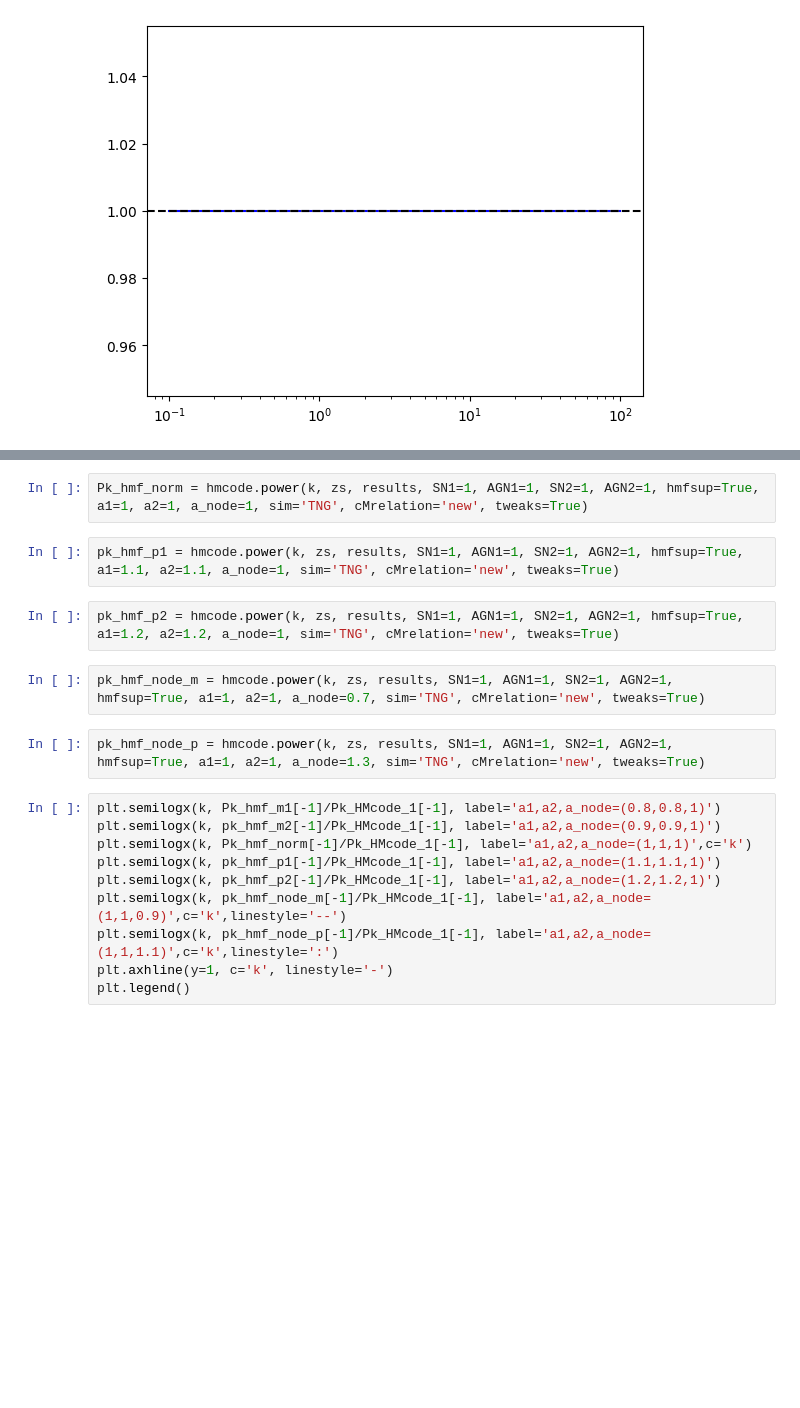
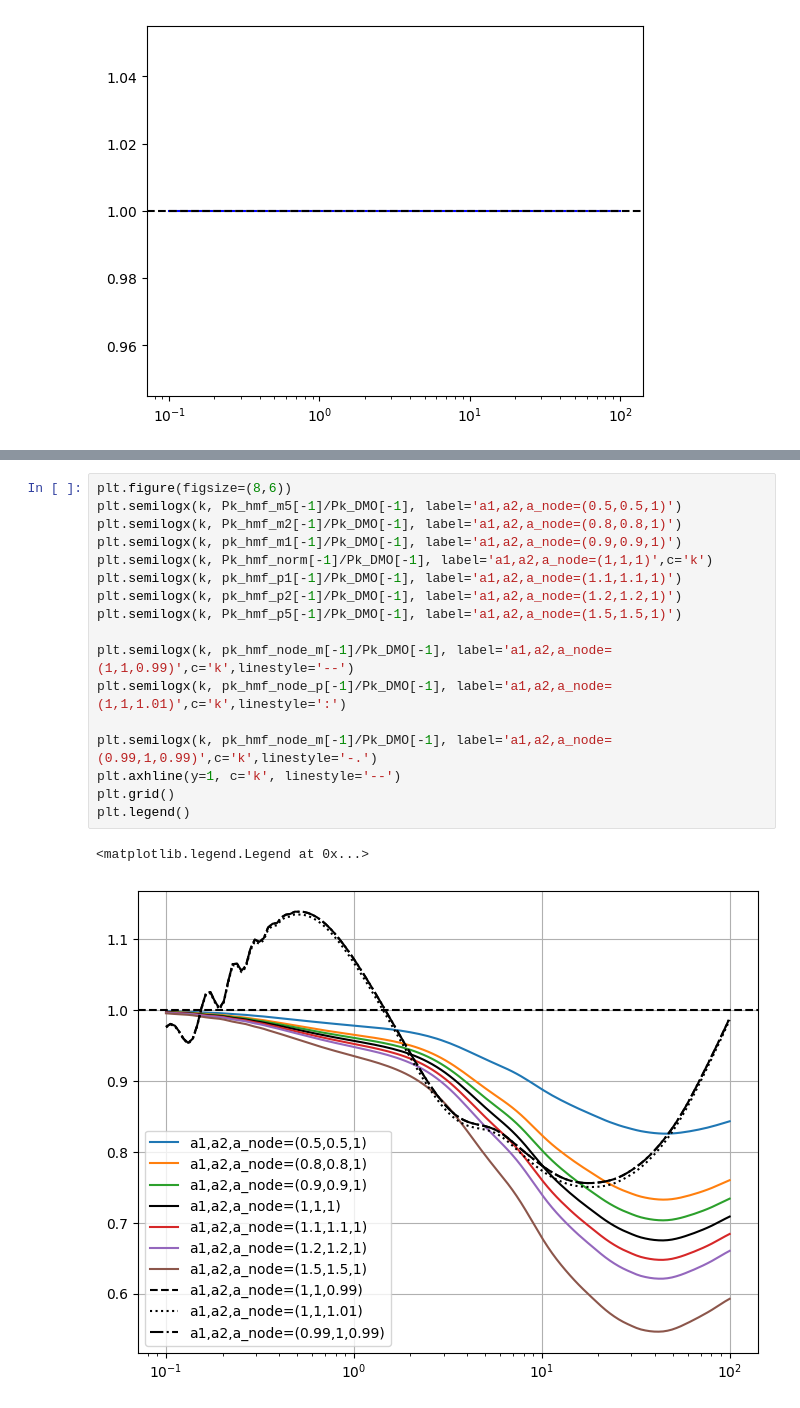
Before and after one commit to mynamesnoname/HMcode-python, a Jupyter notebook: z_test.ipynb, the cells around one changed output, grey strips where cells are left out. Saved outputs shown, nothing was run; the diff lists cells and outputs as text; blank space fills up the shorter version.

Commit message:
modified:   .gitignore 	modified:   hmcode/cmnew/c_m_correct.py 	modified:   hmcode/hmcode.py 	modified:   z_test.ipynb

```diff
--- a/z_test.ipynb
+++ b/z_test.ipynb
@@ -128,20 +143,20 @@ pk_hmf_m2 = hmcode.power(k, zs, results, SN1=1, AGN1=1, SN2=1, AGN2=1, hmfsup=Tr
-# %%
-Pk_hmf_norm = hmcode.power(k, zs, results, SN1=1, AGN1=1, SN2=1, AGN2=1, hmfsup=True, a1=1, a2=1, a_node=1, sim='TNG', cMrelation='new', tweaks=True)
-# %%
-pk_hmf_p1 = hmcode.power(k, zs, results, SN1=1, AGN1=1, SN2=1, AGN2=1, hmfsup=True, a1=1.1, a2=1.1, a_node=1, sim='TNG', cMrelation='new', tweaks=True)
-# %%
-pk_hmf_p2 = hmcode.power(k, zs, results, SN1=1, AGN1=1, SN2=1, AGN2=1, hmfsup=True, a1=1.2, a2=1.2, a_node=1, sim='TNG', cMrelation='new', tweaks=True)
-# %%
-pk_hmf_node_m = hmcode.power(k, zs, results, SN1=1, AGN1=1, SN2=1, AGN2=1, hmfsup=True, a1=1, a2=1, a_node=0.7, sim='TNG', cMrelation='new', tweaks=True)
-# %%
-pk_hmf_node_p = hmcode.power(k, zs, results, SN1=1, AGN1=1, SN2=1, AGN2=1, hmfsup=True, a1=1, a2=1, a_node=1.3, sim='TNG', cMrelation='new', tweaks=True)
 # %%
-plt.semilogx(k, Pk_hmf_m1[-1]/Pk_HMcode_1[-1], label='a1,a2,a_node=(0.8,0.8,1)')
-plt.semilogx(k, pk_hmf_m2[-1]/Pk_HMcode_1[-1], label='a1,a2,a_node=(0.9,0.9,1)')
-plt.semilogx(k, Pk_hmf_norm[-1]/Pk_HMcode_1[-1], label='a1,a2,a_node=(1,1,1)',c='k')
-plt.semilogx(k, pk_hmf_p1[-1]/Pk_HMcode_1[-1], label='a1,a2,a_node=(1.1,1.1,1)')
-plt.semilogx(k, pk_hmf_p2[-1]/Pk_HMcode_1[-1], label='a1,a2,a_node=(1.2,1.2,1)')
-plt.semilogx(k, pk_hmf_node_m[-1]/Pk_HMcode_1[-1], label='a1,a2,a_node=(1,1,0.9)',c='k',linestyle='--')
-plt.semilogx(k, pk_hmf_node_p[-1]/Pk_HMcode_1[-1], label='a1,a2,a_node=(1,1,1.1)',c='k',linestyle=':')
-plt.axhline(y=1, c='k', linestyle='-')
+plt.figure(figsize=(8,6))
+plt.semilogx(k, Pk_hmf_m5[-1]/Pk_DMO[-1], label='a1,a2,a_node=(0.5,0.5,1)')
+plt.semilogx(k, Pk_hmf_m2[-1]/Pk_DMO[-1], label='a1,a2,a_node=(0.8,0.8,1)')
+plt.semilogx(k, pk_hmf_m1[-1]/Pk_DMO[-1], label='a1,a2,a_node=(0.9,0.9,1)')
+plt.semilogx(k, Pk_hmf_norm[-1]/Pk_DMO[-1], label='a1,a2,a_node=(1,1,1)',c='k')
+plt.semilogx(k, pk_hmf_p1[-1]/Pk_DMO[-1], label='a1,a2,a_node=(1.1,1.1,1)')
+plt.semilogx(k, pk_hmf_p2[-1]/Pk_DMO[-1], label='a1,a2,a_node=(1.2,1.2,1)')
+plt.semilogx(k, Pk_hmf_p5[-1]/Pk_DMO[-1], label='a1,a2,a_node=(1.5,1.5,1)')
+
+plt.semilogx(k, pk_hmf_node_m[-1]/Pk_DMO[-1], label='a1,a2,a_node=(1,1,0.99)',c='k',linestyle='--')
+plt.semilogx(k, pk_hmf_node_p[-1]/Pk_DMO[-1], label='a1,a2,a_node=(1,1,1.01)',c='k',linestyle=':')
+
+plt.semilogx(k, pk_hmf_node_m[-1]/Pk_DMO[-1], label='a1,a2,a_node=(0.99,1,0.99)',c='k',linestyle='-.')
+plt.axhline(y=1, c='k', linestyle='--')
+plt.grid()
 plt.legend()
+# %% [output]
+<matplotlib.legend.Legend at 0x...>
+[figure, added]
```
Also changed, not shown: parts of 9 cells of this notebook, 3 other files.
